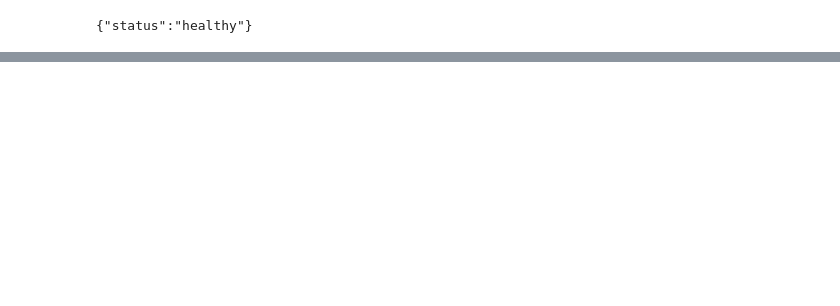
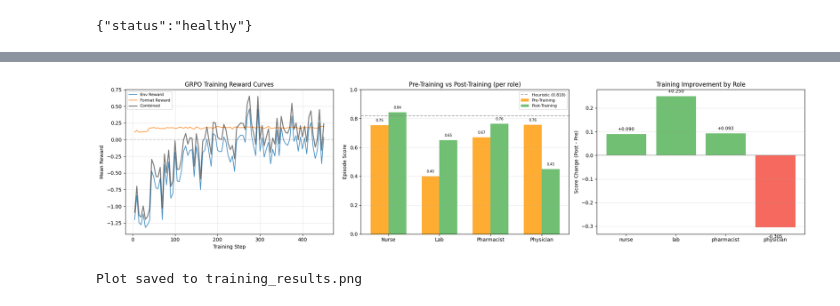
Before and after one commit to JishnuVijayan/Sepsis-Guard, a Jupyter notebook: training/colab_training_new.ipynb, the cells around one changed output, grey strips where cells are left out. Saved outputs shown, nothing was run; the diff lists cells and outputs as text; code cells hidden in the pictures; blank space fills up the shorter version.

```diff
--- a/training/colab_training_new.ipynb
+++ b/training/colab_training_new.ipynb
@@ -165,7 +218,7 @@ import os, requests, time
 
 # If notebook and server run on the SAME Colab VM, localhost works.
 # If your server is outside Colab, set ENV_BASE_URL to a public tunnel URL.
-ENV_URL = os.environ.get("ENV_BASE_URL", "http://127.0.0.1:7860")
+ENV_URL = os.environ.get("ENV_BASE_URL", "http://127.0.0.1:8000")
 
 class EnvClient:
     def __init__(self, base_url):
@@ -625,30 +727,23 @@ print("=" * 60)
 # --- Per-role evaluation (LLM replaces one role, heuristics for rest) ---
 post_trained_scores = {}
 for target_role in ("nurse", "lab", "pharmacist", "physician"):
+    print(f"\nRunning Post-train LLM Evaluation for: [ {target_role.upper()} ]")
     llm_fn = make_llm_agent_fn(model, tokenizer, target_role)
     scores = []
-    for seed in EVAL_SEEDS:
+
+    # WRAPPED IN TQDM HERE
+    for seed in tqdm(EVAL_SEEDS, desc=f"{target_role.capitalize()} Progress"):
         sid = env.create_session()
         score = run_episode(env, "task1_textbook", seed, llm_fn, session_id=sid)
         scores.append(score)
         env.delete_session(sid)
+
     post_trained_scores[target_role] = scores
     pre_mean = sum(pre_trained_scores[target_role]) / len(pre_trained_scores[target_role])
     post_mean = sum(scores) / len(scores)
     delta = post_mean - pre_mean
     print(f"Post-train [{target_role}]: mean={post_mean:.4f}  delta_vs_pre={delta:+.4f}  scores={[round(s,3) for s in scores]}")
 
-# --- All-LLM evaluation (all 4 roles are LLM simultaneously) ---
-def all_llm_agent_fn(role, obs):
-    return make_llm_agent_fn(model, tokenizer, role)(role, obs)
-
-all_llm_scores = []
-for seed in EVAL_SEEDS:
-    sid = env.create_session()
-    score = run_episode(env, "task1_textbook", seed, all_llm_agent_fn, session_id=sid)
-    all_llm_scores.append(score)
-    env.delete_session(sid)
-print(f"\nAll-LLM (4 roles): mean={sum(all_llm_scores)/len(all_llm_scores):.4f}  scores={[round(s,3) for s in all_llm_scores]}")
 
 # --- Summary table ---
 heuristic_mean = sum(pre_baseline_scores) / len(pre_baseline_scores)
@@ -659,6 +754,4 @@ for role in ("nurse", "lab", "pharmacist", "physician"):
     post = sum(post_trained_scores[role]) / len(post_trained_scores[role])
     delta = post - pre
     print(f"{role:<15} {heuristic_mean:>10.4f} {pre:>10.4f} {post:>10.4f} {delta:>+10.4f}")
-all_post = sum(all_llm_scores) / len(all_llm_scores)
-print(f"{'all-llm':<15} {heuristic_mean:>10.4f} {'n/a':>10} {all_post:>10.4f} {'':>10}")
 print("=" * 60)
@@ -666,13 +783,21 @@ print("=" * 60)
 import matplotlib.pyplot as plt
 import numpy as np
 
+# --- SAFETY CATCH FOR MISSING VARIABLES ---
+# If the kernel restarted, reward_log is gone. Let's gracefully handle it.
+try:
+    reward_log
+except NameError:
+    print("⚠️ Warning: 'reward_log' not found in memory. Skipping Panel 1 data.")
+    reward_log = {"steps": [], "env_reward": [], "format_reward": [], "combined_reward": []}
+
 fig, axes = plt.subplots(1, 3, figsize=(20, 5))
 
 # --- Panel 1: Reward Curves ---
-if reward_log["steps"]:
+if reward_log.get("steps"):
     axes[0].plot(reward_log["steps"], reward_log["env_reward"], label="Env Reward", linewidth=1.5, alpha=0.8)
     axes[0].plot(reward_log["steps"], reward_log["format_reward"], label="Format Reward", linewidth=1.5, alpha=0.8)
-    if reward_log["combined_reward"]:
+    if reward_log.get("combined_reward"):
         axes[0].plot(reward_log["steps"], reward_log["combined_reward"], label="Combined", linewidth=2, color="black", alpha=0.5)
     axes[0].axhline(y=0, color="gray", linestyle="--", alpha=0.3)
     axes[0].set_xlabel("Training Step")
@@ -681,7 +806,7 @@ if reward_log["steps"]:
     axes[0].legend(fontsize=8)
     axes[0].grid(True, alpha=0.3)
 else:
-    axes[0].text(0.5, 0.5, "No reward logs captured\n(training may not have run yet)",
+    axes[0].text(0.5, 0.5, "No reward logs captured\n(kernel restarted since training)",
                  ha="center", va="center", transform=axes[0].transAxes, fontsize=11)
     axes[0].set_title("GRPO Training Reward Curves")
 
@@ -702,30 +827,33 @@ axes[1].set_xticklabels([r.capitalize() for r in roles])
 axes[1].set_ylabel("Episode Score")
 axes[1].set_title("Pre-Training vs Post-Training (per role)")
 axes[1].set_ylim(0, 1.0)
 axes[1].legend(fontsize=8)
 axes[1].grid(True, alpha=0.3, axis="y")
 
 for bar, val in zip(bars_pre, pre_means):
     axes[1].text(bar.get_x() + bar.get_width()/2, val + 0.02, f"{val:.2f}",
                  ha="center", va="bottom", fontsize=7)
 for bar, val in zip(bars_post, post_means):
     axes[1].text(bar.get_x() + bar.get_width()/2, val + 0.02, f"{val:.2f}",
                  ha="center", va="bottom", fontsize=7)
 
 # --- Panel 3: Delta improvement ---
 deltas = [post - pre for post, pre in zip(post_means, pre_means)]
 colors = ["#4CAF50" if d >= 0 else "#F44336" for d in deltas]
 bars_d = axes[2].bar(roles, deltas, color=colors, alpha=0.8)
 axes[2].axhline(y=0, color="gray", linestyle="-", alpha=0.5)
 axes[2].set_ylabel("Score Change (Post - Pre)")
 axes[2].set_title("Training Improvement by Role")
 axes[2].grid(True, alpha=0.3, axis="y")
 for bar, val in zip(bars_d, deltas):
     axes[2].text(bar.get_x() + bar.get_width()/2,
                  val + 0.01 if val >= 0 else val - 0.03,
                  f"{val:+.3f}", ha="center", va="bottom" if val >= 0 else "top", fontsize=9)
 
 plt.tight_layout()
 plt.savefig("training_results.png", dpi=150, bbox_inches="tight")
 plt.show()
 print("Plot saved to training_results.png")
+# %% [output]
+[figure, added]
+Plot saved to training_results.png
```
Also changed, not shown: parts of 22 cells of this notebook, 3 other files.
